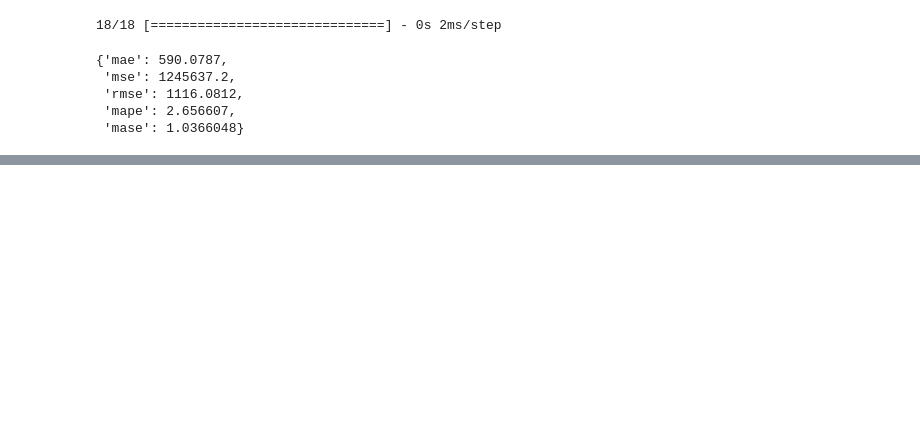
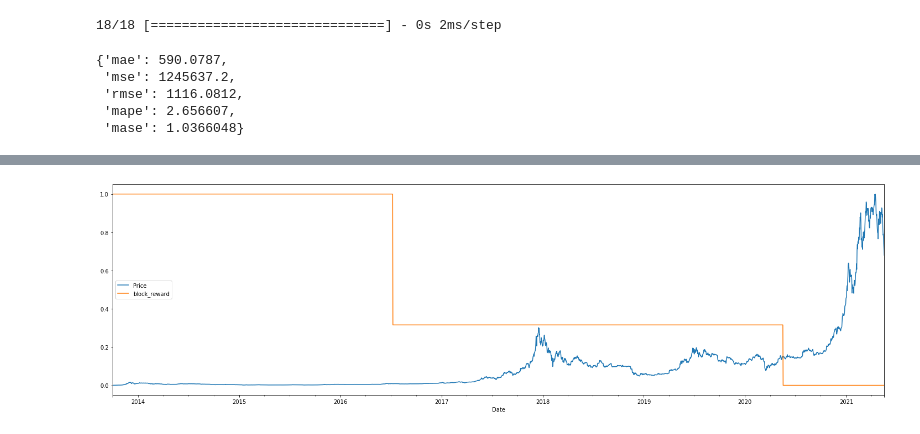
Before and after one commit to eMIKARp/TimeSeries_With_TENSORFLOW, a Jupyter notebook: TimeSeries_With_TENSORFLOW.ipynb, the cells around one changed output, grey strips where cells are left out. Drawn from its saved outputs; the diff is of its cells as text; code cells hidden in the pictures; blank space fills up the shorter version.

Commit message:
Block reward feature added

```diff
--- a/TimeSeries_With_TENSORFLOW.ipynb
+++ b/TimeSeries_With_TENSORFLOW.ipynb
@@ -1043,0 +1070,2 @@ model_5_results
+# %%
+bitcoin_prices_block_reward['block_reward'] = None
@@ -1043,0 +1082,4 @@ model_5_results
+# %%
+bitcoin_prices_block_reward.loc[:block_reward_3_date,['block_reward']] = block_reward_2
+bitcoin_prices_block_reward.loc[block_reward_3_date:block_reward_4_date,['block_reward']] = block_reward_3
+bitcoin_prices_block_reward.loc[block_reward_4_date:,['block_reward']] = block_reward_4
@@ -1043,0 +1092,2 @@ model_5_results
+# %%
+bitcoin_prices_block_reward['block_reward'] = bitcoin_prices_block_reward['block_reward'].astype(np.int64)
@@ -1043,0 +1106,11 @@ model_5_results
+# %%
+from sklearn.preprocessing import minmax_scale
+
+scaled_btc_prices = pd.DataFrame(minmax_scale(bitcoin_prices_block_reward),
+                                 columns = bitcoin_prices_block_reward.columns,
+                                 index = bitcoin_prices_block_reward.index)
+# %%
+
+scaled_btc_prices.plot(figsize = (25,7));
+# %% [output]
+[figure, added]
```
Also changed, not shown: parts of 30 cells of this notebook.
